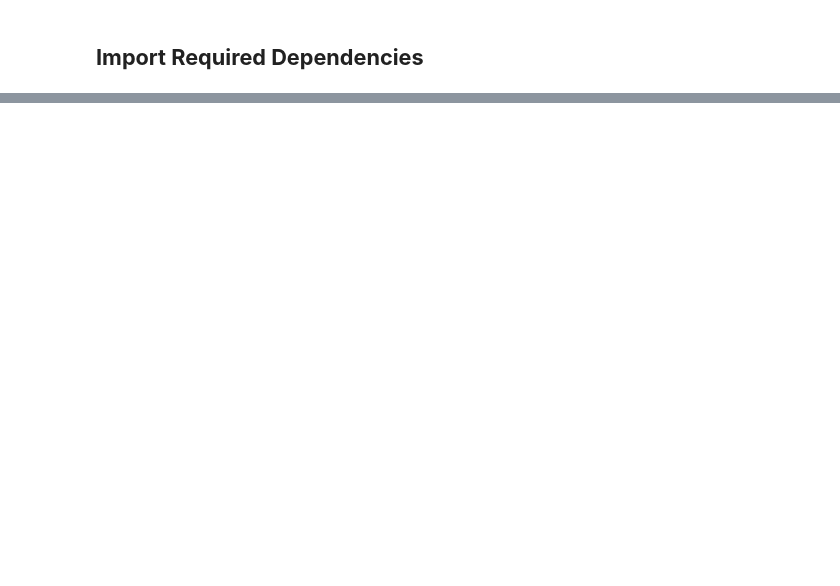
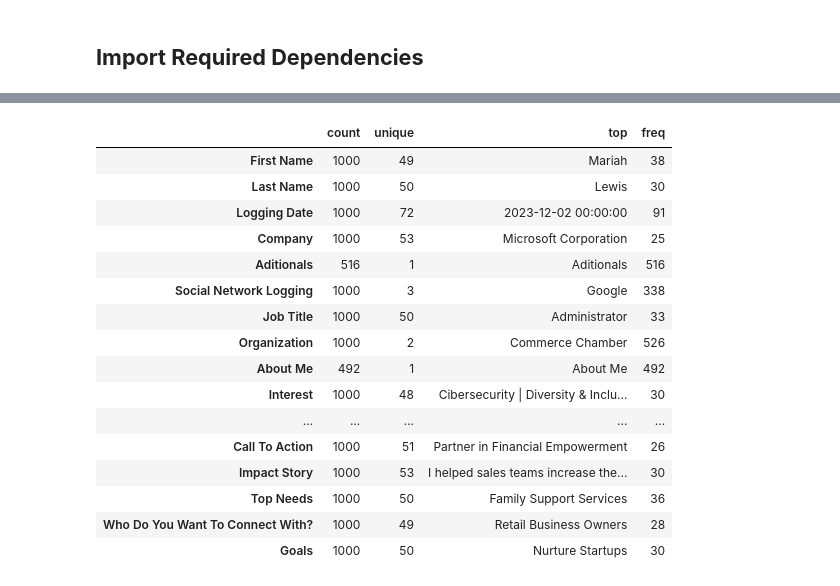
Before and after one commit to RomanRosa/recsys, a Jupyter notebook: notebooks/2.-EDA Rec. Sys. - TensorFlow Recommenders.ipynb, the cells around one changed output, grey strips where cells are left out. Saved outputs shown, nothing was run; the diff lists cells and outputs as text; code cells hidden in the pictures; blank space fills up the shorter version.

```diff
--- a/notebooks/2.-EDA Rec. Sys. - TensorFlow Recommenders.ipynb
+++ b/notebooks/2.-EDA Rec. Sys. - TensorFlow Recommenders.ipynb
@@ -43,0 +49,8 @@ ModuleNotFoundError: No module named 'dotenv'
+# %%
+dummy_path = os.getenv('DUMMY_DATA')
+try:
+    with open(dummy_path) as f:
+        rec_sys = f.read()
+        print('File Read Correctly!')
+except Exception as e:
+    print(f"Error opening file: {e}")
@@ -50,0 +187,16 @@ embeddings_model = LangChainEmbeddings()
+# %%
+import os
+import pandas as pd
+
+dummy_path_excel = os.getenv('DUMMY_DATA_EXCEL')
+
+if dummy_path_excel:
+    try:
+        # Specifying the engine manually
+        data_rec_sys = pd.read_excel(dummy_path_excel, engine='openpyxl')
+        print(data_rec_sys.shape)
+    except Exception as e:
+        print(f"Error reading the Excel file: {e}")
+else:
+    print("The path to the Excel file is not set or invalid.")
+data_rec_sys.head()
@@ -56,3 +217,23 @@ columns = [
     "Short Term Goal", "Long Term Goal", "Open To", "Call To Action",
     "Impact Story", "Top Needs", "Who Do You Want To Connect With?", "Goals"
 ]
+# %%
+data_rec_sys.describe().T
+# %% [output]
+|  | count | unique | top | freq |
+| First Name | 1000 | 49 | Mariah | 38 |
+| Last Name | 1000 | 50 | Lewis | 30 |
+| Logging Date | 1000 | 72 | 2023-12-02 00:00:00 | 91 |
+| Company | 1000 | 53 | Microsoft Corporation | 25 |
+| Aditionals | 516 | 1 | Aditionals | 516 |
+| Social Network Logging | 1000 | 3 | Google | 338 |
+| Job Title | 1000 | 50 | Administrator | 33 |
+| Organization | 1000 | 2 | Commerce Chamber | 526 |
+| About Me | 492 | 1 | About Me | 492 |
+| Interest | 1000 | 48 | Cibersecurity | Diversity & Inclu... | 30 |
+| ... | ... | ... | ... | ... |
+| Call To Action | 1000 | 51 | Partner in Financial Empowerment | 26 |
+| Impact Story | 1000 | 53 | I helped sales teams increase the... | 30 |
+| Top Needs | 1000 | 50 | Family Support Services | 36 |
+| Who Do You Want To Connect With? | 1000 | 49 | Retail Business Owners | 28 |
+| Goals | 1000 | 50 | Nurture Startups | 30 |
```
Also changed, not shown: parts of 31 cells of this notebook, 1 other file.
